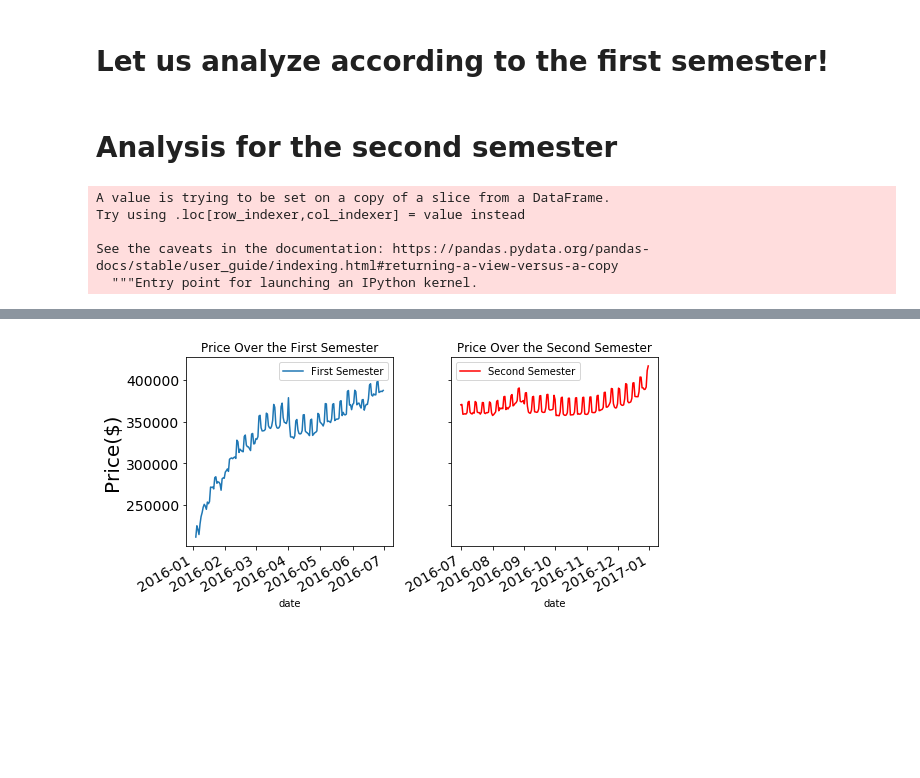
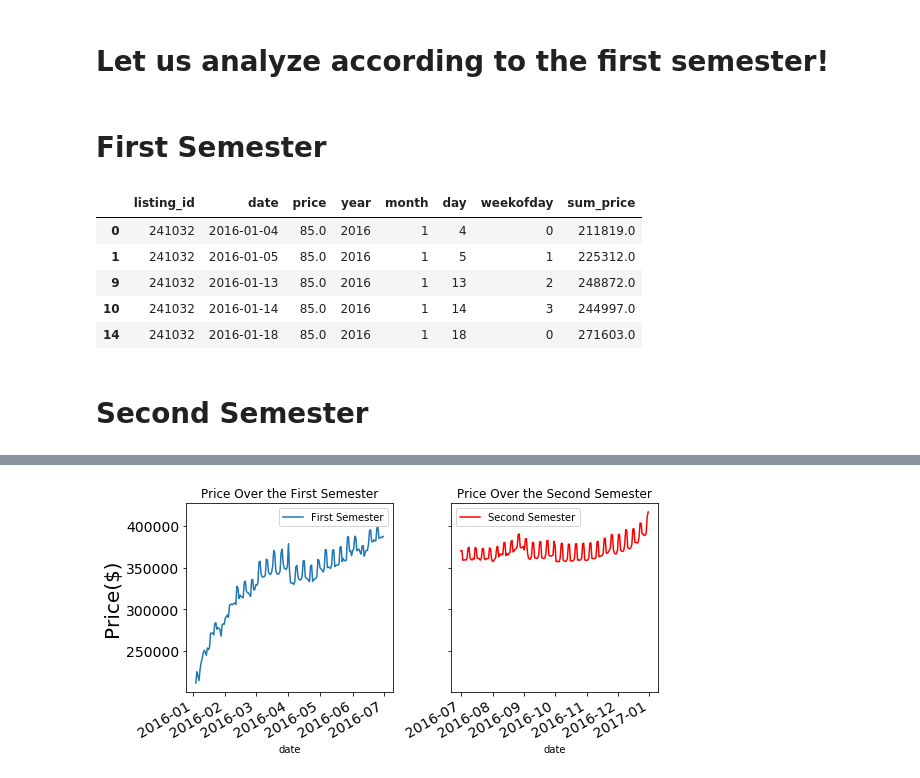
Before and after one commit to vzeizer/DS_ND_BLOG, a Jupyter notebook: airbnb_seatle_version1.ipynb, the cells around one changed output, grey strips where cells are left out. Drawn from its saved outputs; the diff is of its cells as text; code cells hidden in the pictures; blank space fills up the shorter version.

```diff
--- a/airbnb_seatle_version1.ipynb
+++ b/airbnb_seatle_version1.ipynb
@@ -131,3 +154,5 @@ df2['price']=df2['price'].replace(to_replace=["$",','], value=['',''], regex=Tru
+# %%
+df2=format_prices(df2)
 # %%
 df2
 # %% [output]
@@ -180,5 +205,26 @@ df3=df2.copy()
 # Now the Data Analysis Itself!
 # %% [markdown]
 # Let us analyze according to the first semester!
+# %%
+def semester_df(df3,month_list):
+    """
+    Summary: it filters out the dataframe such that it just contains some months
+    Parameters: df3: dataframe to be investigated containing a column called month;
+    month_list: a list with 6 months
+    Returhs: df3_sem, but now filtered by some months that were specified in month_list
+    """
+    df3_sem=df3[(df3['month']==month_list[0]) | (df3['month']==month_list[1]) | (df3['month']==month_list[2]) | (df3['month']==month_list[3]) | (df3['month']==month_list[4]) | (df3['month']==month_list[5])]
+    df3_sem=df3_sem[df3_sem['year']==2016]
+    return df3_sem
+# %%
+def sem_price(df3_sem):
+    """
+    Summary: it creates a new column in the dataframe that is the sum of the price by date
+    parameters: df3_sem: dataframe that contains information about the semester
+    Returns: df3_sem, but with a new column added 'sum_price', which corresponds to the
+    sum of the price by date over the whole semester.
+    """
+    df3_sem['sum_price']=df3_sem.groupby(['date'])['price'].transform(lambda x: x.sum())
+    return df3_sem
 # %%
 
@@ -193,2 +237,0 @@ df3_sem1['sum_price']=df3_sem1.groupby(['date'])['price'].transform(lambda x: x.
-# %% [markdown]
-# Analysis for the second semester
@@ -197,8 +238,2 @@ df3_sem2=df3[(df3['month']==7) | (df3['month']==8) | (df3['month']==9) | (df3['m
-# %%
-df3_sem2['sum_price']=df3_sem2.groupby(['date'])['price'].transform(lambda x: x.sum())
-# %% [output]
-A value is trying to be set on a copy of a slice from a DataFrame.
-Try using .loc[row_indexer,col_indexer] = value instead
-
-See the caveats in the documentation: https://pandas.pydata.org/pandas-docs/stable/user_guide/indexing.html#returning-a-view-versus-a-copy
-  """Entry point for launching an IPython kernel.
+# %% [markdown]
+# First Semester
@@ -204,0 +244,11 @@ See the caveats in the documentation: https://pandas.pydata.org/pandas-docs/stab
+# %%
+df3_sem1.head()
+# %% [output]
+|  | listing_id | date | price | year | month | day | weekofday | sum_price |
+| 0 | 241032 | 2016-01-04 | 85.0 | 2016 | 1 | 4 | 0 | 211819.0 |
+| 1 | 241032 | 2016-01-05 | 85.0 | 2016 | 1 | 5 | 1 | 225312.0 |
+| 9 | 241032 | 2016-01-13 | 85.0 | 2016 | 1 | 13 | 2 | 248872.0 |
+| 10 | 241032 | 2016-01-14 | 85.0 | 2016 | 1 | 14 | 3 | 244997.0 |
+| 14 | 241032 | 2016-01-18 | 85.0 | 2016 | 1 | 18 | 0 | 271603.0 |
+# %% [markdown]
+# Second Semester
```
Also changed, not shown: parts of 37 cells of this notebook, 1 other file.
